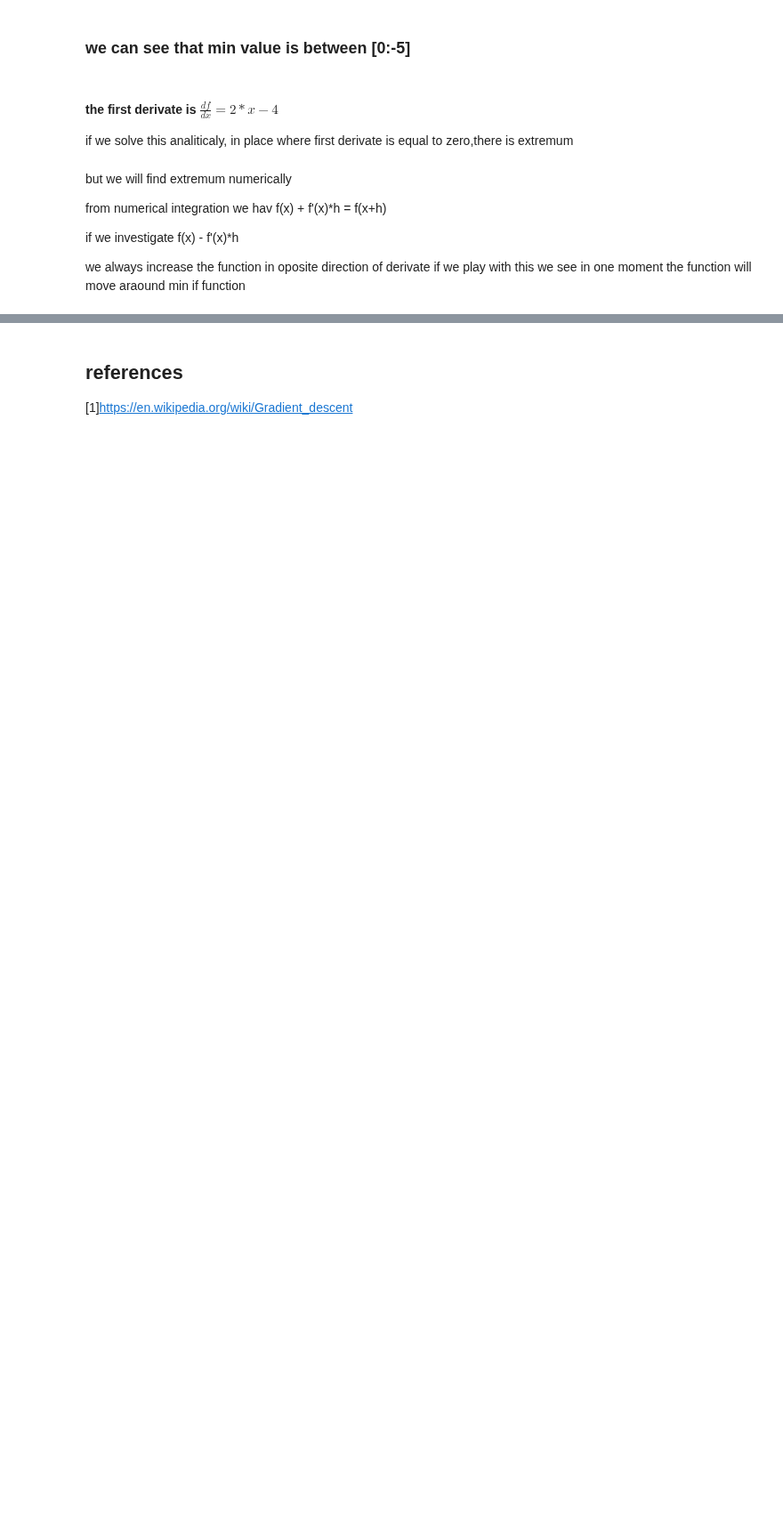
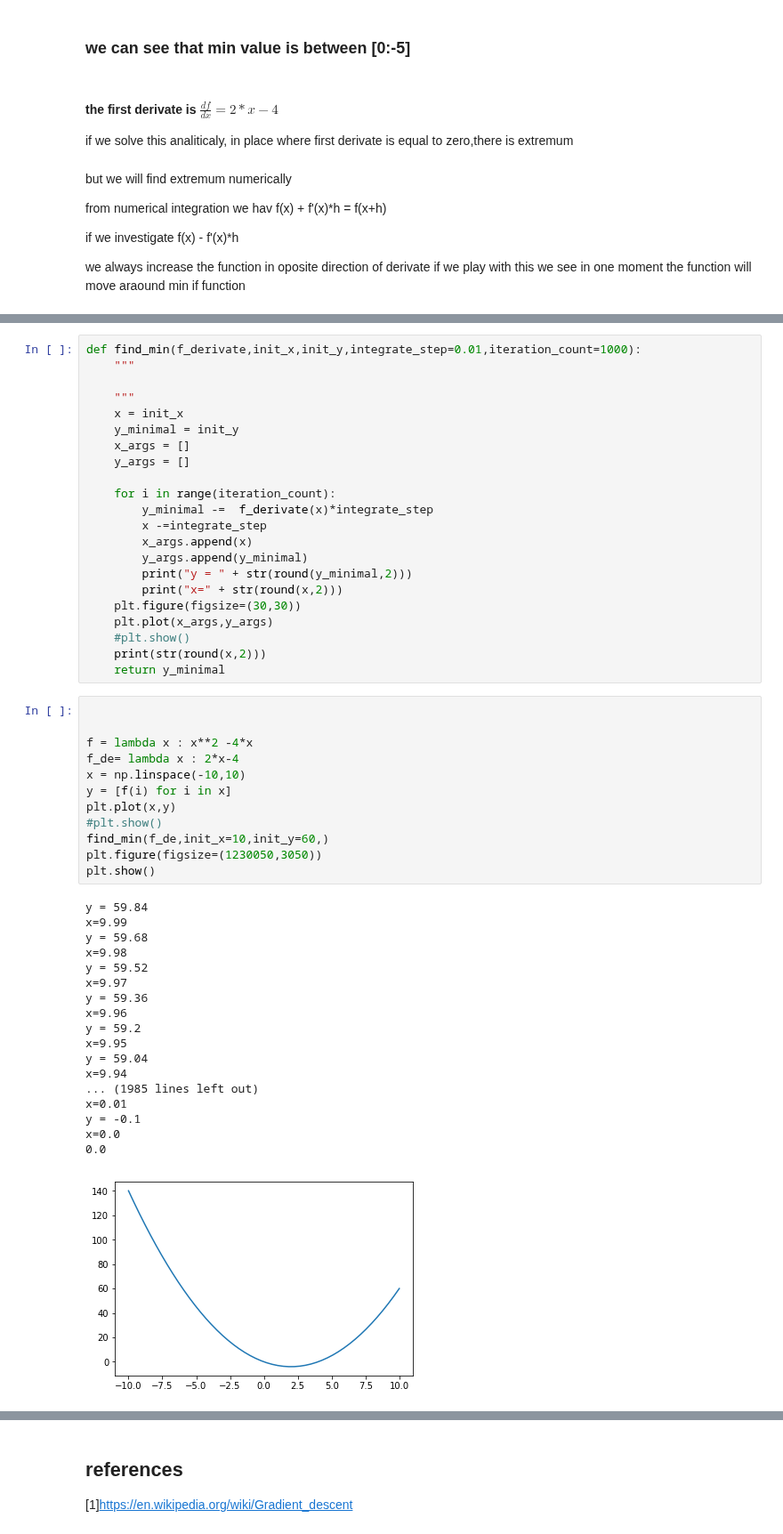
Before and after one commit to daodavid/maths-behind-ML, a Jupyter notebook: Untitled.ipynb, the cells around one changed output, grey strips where cells are left out. Shown at 89% size. Cells and saved outputs as stored; diff of their text form; blank space fills up the shorter version.

Commit message:
first step to find minimal of function basic overview

```diff
--- a/Untitled.ipynb
+++ b/Untitled.ipynb
@@ -45,0 +47,53 @@ def find_min(f,f_prim,h=step):
+# %%
+def find_min(f_derivate,init_x,init_y,integrate_step=0.01,iteration_count=1000):
+    """
+
+    """
+    x = init_x
+    y_minimal = init_y
+    x_args = []
+    y_args = []
+
+    for i in range(iteration_count):
+        y_minimal -=  f_derivate(x)*integrate_step
+        x -=integrate_step
+        x_args.append(x)
+        y_args.append(y_minimal)
+        print("y = " + str(round(y_minimal,2)))
+        print("x=" + str(round(x,2)))
+    plt.figure(figsize=(30,30))
+    plt.plot(x_args,y_args)
+    #plt.show()
+    print(str(round(x,2)))
+    return y_minimal
+# %%
+
+
+f = lambda x : x**2 -4*x
+f_de= lambda x : 2*x-4
+x = np.linspace(-10,10)
+y = [f(i) for i in x]
+plt.plot(x,y)
+#plt.show()
+find_min(f_de,init_x=10,init_y=60,)
+plt.figure(figsize=(1230050,3050))
+plt.show()
+# %% [output]
+y = 59.84
+x=9.99
+y = 59.68
+x=9.98
+y = 59.52
+x=9.97
+y = 59.36
+x=9.96
+y = 59.2
+x=9.95
+y = 59.04
+x=9.94
+... (1985 lines left out)
+x=0.01
+y = -0.1
+x=0.0
+0.0
+[figure, added]
```
Also changed, not shown: parts of 4 cells of this notebook.
